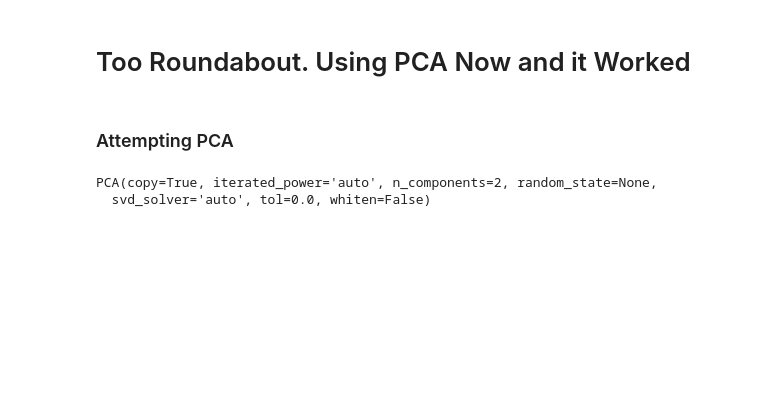
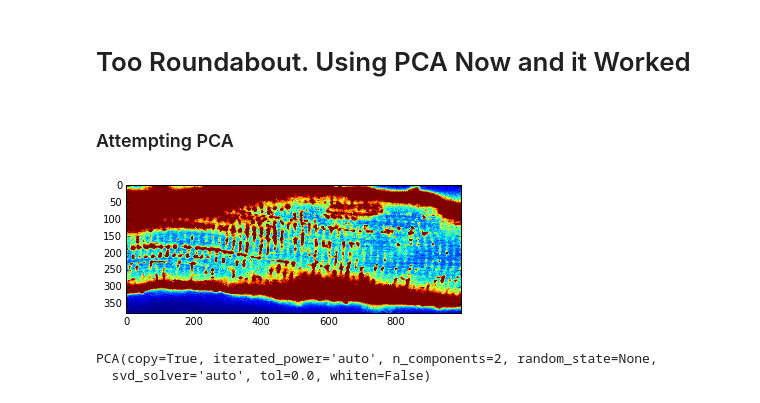
Before and after one commit to huskeypm/gpu_detect, a Jupyter notebook: reorientationFromSubsection.ipynb, the cells around one changed output. Cells and saved outputs as stored; diff of their text form; code cells hidden in the pictures; blank space fills up the shorter version.

```diff
--- a/reorientationFromSubsection.ipynb
+++ b/reorientationFromSubsection.ipynb
@@ -161,5 +271,13 @@ if display:
 # Too Roundabout. Using PCA Now and it Worked
 # %% [markdown]
 ### Attempting PCA
+# %%
+subsection = subsection[:,10:-10]
+
+plt.figure()
+plt.imshow(subsection)
+plt.show()
+# %% [output]
+[figure, added]
 # %%
 pca = PCA(n_components=2)
```
Also changed, not shown: parts of 18 cells of this notebook, 1 other file.
